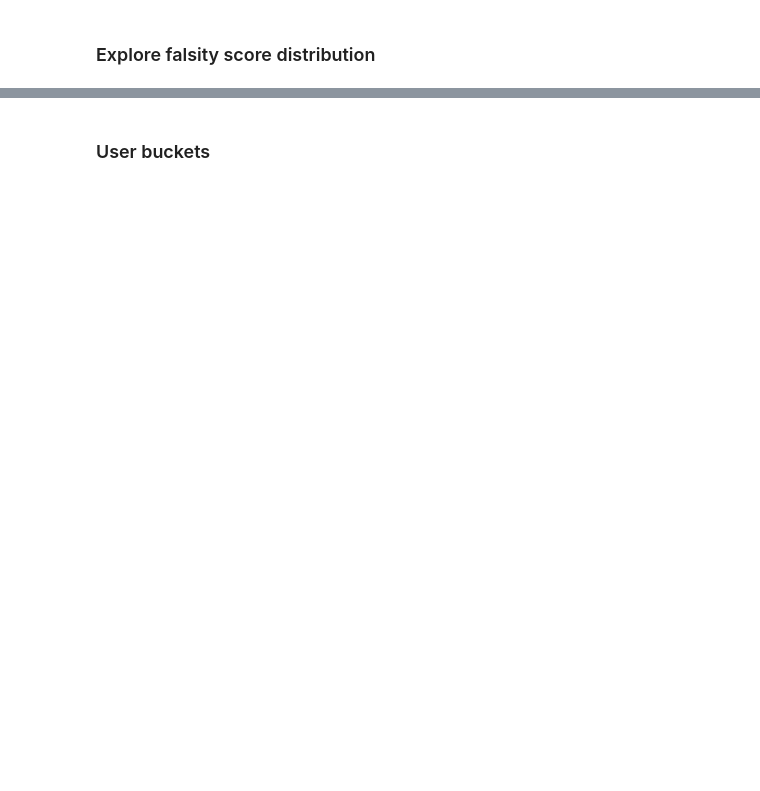
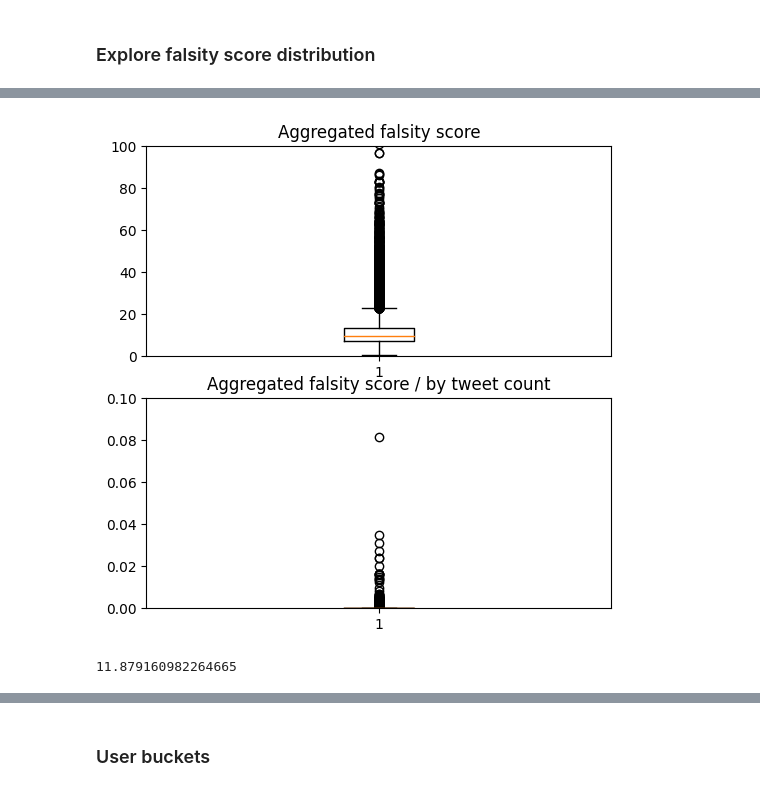
Before and after one commit to lrnz-asnprs/tweet-collector, a Jupyter notebook: fake_collector/notebooks/laurenz_notebook.ipynb, the cells around one changed output, grey strips where cells are left out. Cells and saved outputs as stored; diff of their text form; code cells hidden in the pictures; blank space fills up the shorter version.

```diff
--- a/fake_collector/notebooks/laurenz_notebook.ipynb
+++ b/fake_collector/notebooks/laurenz_notebook.ipynb
@@ -47,0 +105,10 @@ user_df['labeled_tweet_count'] = user_df.apply(lambda x: len(users_object.get(x[
+# %%
+# Filter out users that only have replies (those ones have agg falsity score -1)
+user_df = user_df[user_df['aggregate_falsity_score'] >= 0]
+
+# Users with at least one tweet
+user_df = user_df[user_df['tweet_count'] > 0]
+
+# Split into true users and fake users
+true_users = user_df[user_df['aggregate_falsity_score'] == 0]
+fake_users = user_df[user_df['aggregate_falsity_score'] > 0]
@@ -182,0 +147,3 @@ temp_falsity_score
+# %%
+# Cut off user min tweet count for our labeled tweets
+fake_users_min_tweet = fake_users[fake_users['labeled_tweet_count']>10].copy()
@@ -182,0 +163,25 @@ temp_falsity_score
+# %%
+# Remove users that have politifact in their description
+fake_users_min_tweet = fake_users_min_tweet[~fake_users_min_tweet['description'].str.contains('politifact')]
+# %%
+# Normalize by "True Tweets"
+fake_users_min_tweet['aggregated_falsity_normalized_true'] = fake_users_min_tweet.apply(lambda x: x['aggregate_falsity_score'] / (1+len(users_object.get(x['user_id']).get_all_true_tweets_retweets())), axis=1)
+# %%
+import matplotlib.pyplot as plt
+
+fig, (ax1, ax2) = plt.subplots(nrows=2, figsize=(6,6))
+
+ax1.boxplot(fake_users_min_tweet['aggregate_falsity_score'])
+ax1.set_ylim(0,100)
+
+ax2.boxplot(fake_users_min_tweet['avg_falsity_tweetcount'])
+ax2.set_ylim(0,0.1)
+
+ax1.title.set_text("Aggregated falsity score")
+ax2.title.set_text("Aggregated falsity score / by tweet count")
+# %% [output]
+[figure, added]
+# %%
+fake_users_min_tweet['aggregate_falsity_score'].mean()
+# %% [output]
+11.879160982264665
```
Also changed, not shown: parts of 79 cells of this notebook, 3 other files.
